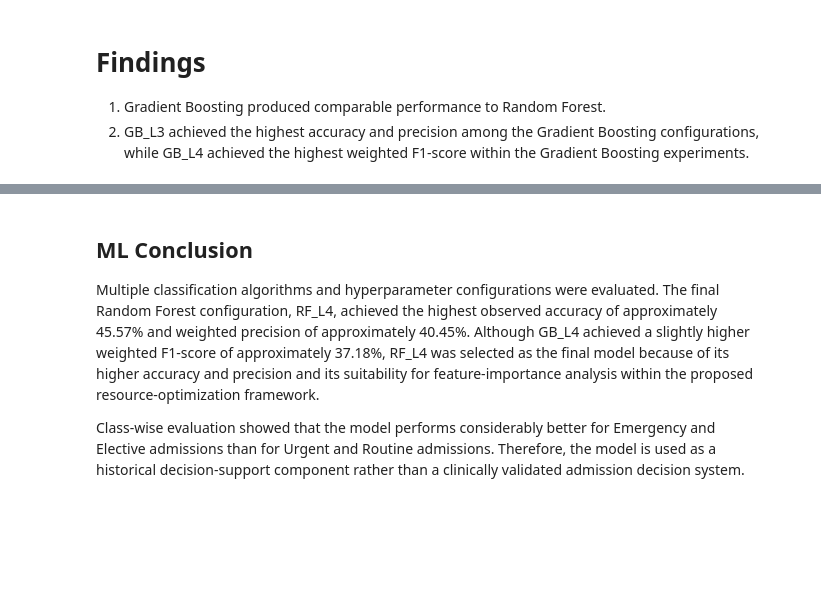
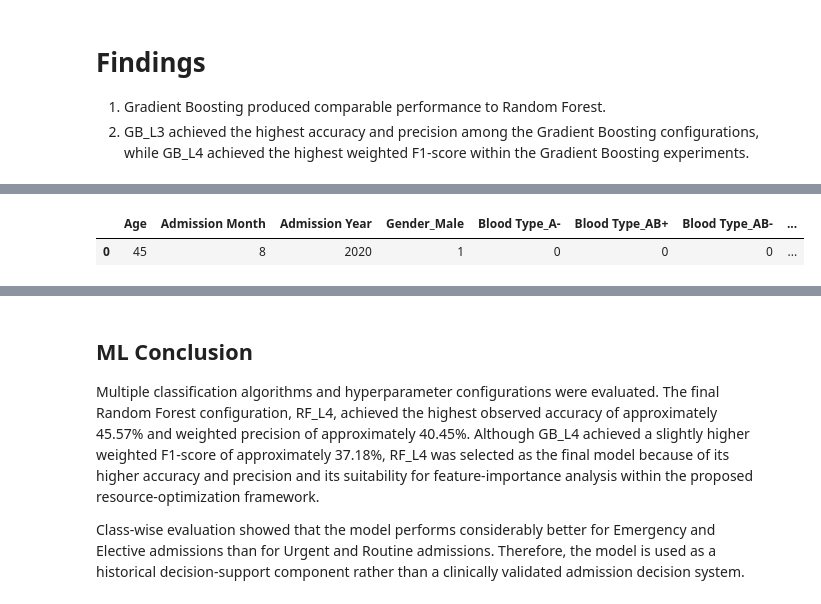
Before and after one commit to Srikhanth14/Data_Analysis_Projects, a Jupyter notebook: HealthCare_Resource_Optimization.ipynb, the cells around one changed output, grey strips where cells are left out. Saved outputs shown, nothing was run; the diff lists cells and outputs as text; code cells hidden in the pictures; blank space fills up the shorter version.

```diff
--- a/HealthCare_Resource_Optimization.ipynb
+++ b/HealthCare_Resource_Optimization.ipynb
@@ -804,0 +834,17 @@ weighted avg       0.33      0.45      0.34     11100
+# %%
+# Load the saved model artifact
+loaded_artifact = joblib.load("healthcare_rf_l4.joblib")
+
+loaded_model = loaded_artifact["model"]
+feature_names = loaded_artifact["feature_names"]
+
+# Predict using the same test data
+original_predictions = rf_model.predict(X_test)
+loaded_predictions = loaded_model.predict(X_test[feature_names])
+
+print("Loaded model:", type(loaded_model).__name__)
+print("Feature count:", len(feature_names))
+print(
+    "Predictions identical:",
+    (original_predictions == loaded_predictions).all()
+)
@@ -804,0 +855,77 @@ weighted avg       0.33      0.45      0.34     11100
+# %%
+
+# Sample patient details for testing
+patient_input = {
+    "Age": 45,
+    "Gender": "Male",
+    "Blood Type": "A+",
+    "Medical Condition": "Diabetes",
+    "Hospital": "Northwestern Memorial Hospital",
+    "Insurance Provider": "Blue Cross",
+    "Admission Year": 2020,
+    "Admission Month": 8,
+    "Admission Day": "Monday"
+}
+
+print(patient_input)
+
+
+
+
+
+# Prepare the patient input
+patient_df = pd.DataFrame([patient_input])
+
+# Use the same categories as the full dataset
+categorical_columns = [
+    "Gender",
+    "Blood Type",
+    "Medical Condition",
+    "Hospital",
+    "Insurance Provider",
+    "Admission Day"
+]
+
+# Convert the patient input into dummy variables
+patient_encoded = pd.get_dummies(
+    patient_df,
+    columns=categorical_columns,
+    drop_first=False,
+    dtype=int
+)
+
+# Remove the first category for each variable,
+# matching the columns created during model training
+patient_encoded = patient_encoded.reindex(
+    columns=feature_names,
+    fill_value=0
+)
+
+print("Prepared input shape:", patient_encoded.shape)
+print(
+    "Blue Cross value:",
+    patient_encoded["Insurance Provider_Blue Cross"].iloc[0]
+)
+display(patient_encoded)
+
+
+
+admission_type_mapping ={
+        "Emergency": 0,
+        "Elective": 1,
+        "Urgent": 2,
+        "Routine": 3
+    }
+
+
+# Predict the admission type
+prediction = loaded_model.predict(patient_encoded)
+
+# Convert the numeric prediction back to its label
+predicted_admission_type = next(
+    name for name, code in admission_type_mapping.items()
+    if code == prediction[0]
+)
+
+print("Predicted Admission Type:", predicted_admission_type)
+# %% [output]
@@ -804,0 +935,2 @@ weighted avg       0.33      0.45      0.34     11100
+|  | Age | Admission Month | Admission Year | Gender_Male | Blood Type_A- | Blood Type_AB+ | Blood Type_AB- | ... |
+| 0 | 45 | 8 | 2020 | 1 | 0 | 0 | 0 | ... |
```
Also changed, not shown: parts of 12 cells of this notebook.
